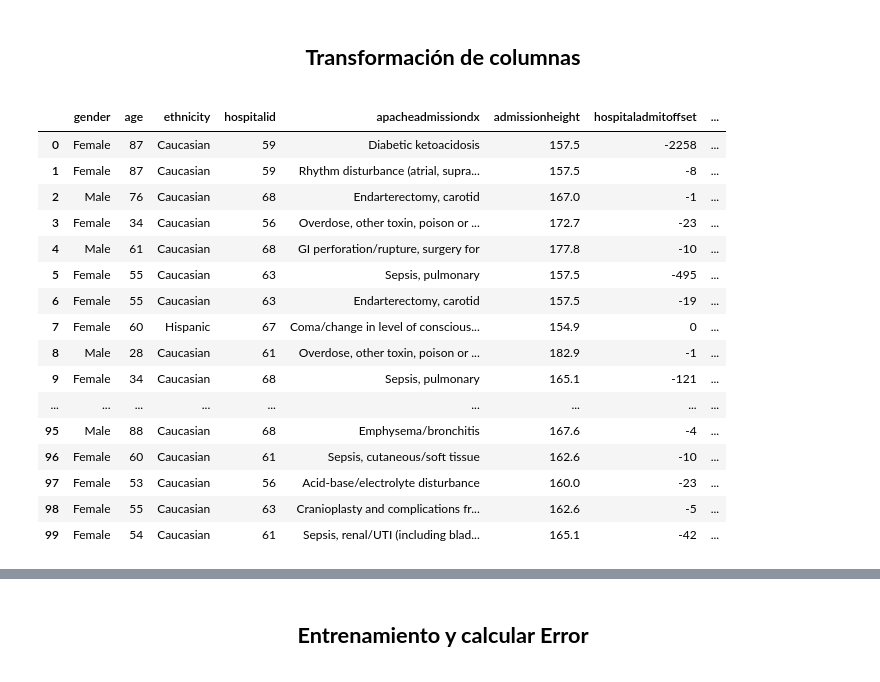
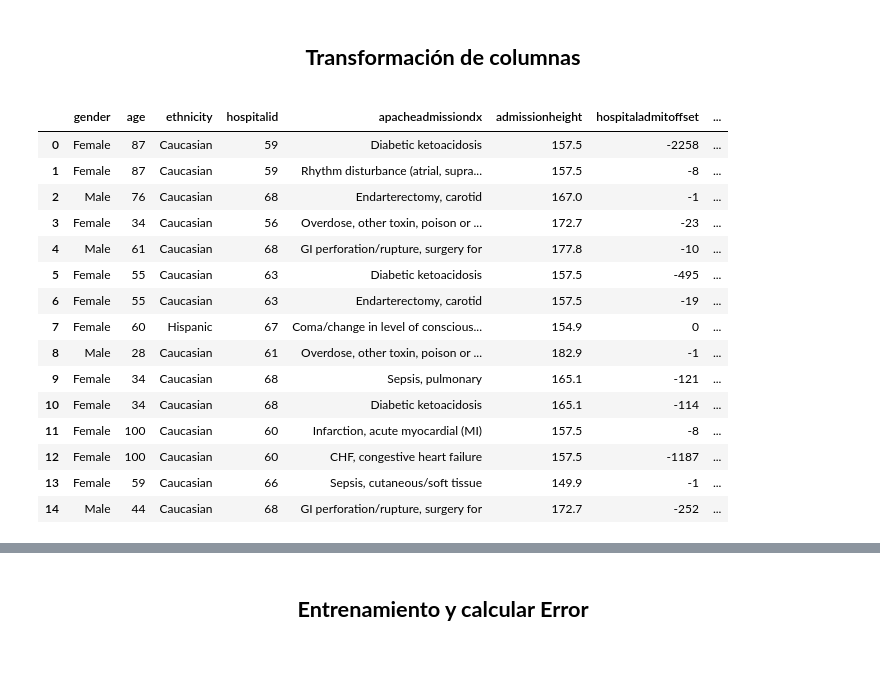
Before and after one commit to ThePylots/Reto1_Prediccion_Estancia_UCI, a Jupyter notebook: src/main.ipynb, the cells around one changed output, grey strips where cells are left out. Saved outputs shown, nothing was run; the diff lists cells and outputs as text; code cells hidden in the pictures.

```diff
--- a/src/main.ipynb
+++ b/src/main.ipynb
@@ -91,7 +91,8 @@ X_query = """
                    LEFT JOIN physicalExam    PE     ON P.patientunitstayid = PE.patientunitstayid
                    LEFT JOIN admissionDx     ADX    ON P.patientunitstayid = ADX.patientunitstayid
                    LEFT JOIN carePlanCareProvider C ON P.patientunitstayid = C.patientunitstayid
-                   LEFT JOIN infusiondrug ID ON P.patientunitstayid = ID.patientunitstayid
+                   LEFT JOIN infusiondrug ID        ON P.patientunitstayid = ID.patientunitstayid
+                   LEFT JOIN carePlanGeneral CG ON P.patientunitstayid = CG.patientunitstayid
 """
 
 X = sql_query(X_query).drop(columns=['patientunitstayid'])
@@ -101,7 +102,7 @@ y = X['unitdischargeoffset']
 X['ASPIRIN'] = X['ASPIRIN'].fillna(0.0)
 X['LISINOPRIL'] = X['LISINOPRIL'].fillna(0.0)
 X['LASIX'] = X['LASIX'].fillna(0.0)
-X['currenthistoryseqnum'] = X['currenthistoryseqnum'].fillna('None')
+X['currenthistoryseqnum'] = X['currenthistoryseqnum'].fillna('_Unknown')
 
 for col in 'BPD_Current BPD_Highest BPD_Lowest BPS_Current BPS_Highest BPS_Lowest Blood_Loss Dialysis_Net O2Sat_Current O2Sat_Highest O2Sat_Lowest Urine Intubated Comatose Ventilated Motor Verbal Eyes'.split():
     X[col] = X[col].fillna(-1)
@@ -121,26 +122,28 @@ for col in ['last_propofol', 'last_propofol_drugrate', 'last_propofol_infusionra
  'last_midazolam', 'last_midazolam_drugrate', 'last_midazolam_infusionrate', 'last_midazolam_drugamount', 'last_midazolam_volumeoffluid', 'last_midazolam_patientweight', 'last_heparin',
  'last_heparin_drugrate', 'last_heparin_infusionrate', 'last_heparin_drugamount', 'last_heparin_volumeoffluid', 'last_heparin_patientweight']:
         X[col] = X[col].fillna(-1)
+
+for col in ['Categoria_Ventilacion', 'Categoria_DVT_Prophylaxis', 'Categoria_Airway', 'Categoria_Care_Limitation', 'Categoria_Stress_Ulcer_Prophylaxis']:
+    X[col] = X[col].fillna(0)
 # %%
-X.head(100)
+X.head(15)
 # %% [output]
 |  | gender | age | ethnicity | hospitalid | apacheadmissiondx | admissionheight | hospitaladmitoffset | ... |
 | 0 | Female | 87 | Caucasian | 59 | Diabetic ketoacidosis | 157.5 | -2258 | ... |
 | 1 | Female | 87 | Caucasian | 59 | Rhythm disturbance (atrial, supra... | 157.5 | -8 | ... |
 | 2 | Male | 76 | Caucasian | 68 | Endarterectomy, carotid | 167.0 | -1 | ... |
 | 3 | Female | 34 | Caucasian | 56 | Overdose, other toxin, poison or ... | 172.7 | -23 | ... |
 | 4 | Male | 61 | Caucasian | 68 | GI perforation/rupture, surgery for | 177.8 | -10 | ... |
-| 5 | Female | 55 | Caucasian | 63 | Sepsis, pulmonary | 157.5 | -495 | ... |
+| 5 | Female | 55 | Caucasian | 63 | Diabetic ketoacidosis | 157.5 | -495 | ... |
 | 6 | Female | 55 | Caucasian | 63 | Endarterectomy, carotid | 157.5 | -19 | ... |
 | 7 | Female | 60 | Hispanic | 67 | Coma/change in level of conscious... | 154.9 | 0 | ... |
 | 8 | Male | 28 | Caucasian | 61 | Overdose, other toxin, poison or ... | 182.9 | -1 | ... |
 | 9 | Female | 34 | Caucasian | 68 | Sepsis, pulmonary | 165.1 | -121 | ... |
-| ... | ... | ... | ... | ... | ... | ... | ... | ... |
-| 95 | Male | 88 | Caucasian | 68 | Emphysema/bronchitis | 167.6 | -4 | ... |
-| 96 | Female | 60 | Caucasian | 61 | Sepsis, cutaneous/soft tissue | 162.6 | -10 | ... |
-| 97 | Female | 53 | Caucasian | 56 | Acid-base/electrolyte disturbance | 160.0 | -23 | ... |
-| 98 | Female | 55 | Caucasian | 63 | Cranioplasty and complications fr... | 162.6 | -5 | ... |
-| 99 | Female | 54 | Caucasian | 61 | Sepsis, renal/UTI (including blad... | 165.1 | -42 | ... |
+| 10 | Female | 34 | Caucasian | 68 | Diabetic ketoacidosis | 165.1 | -114 | ... |
+| 11 | Female | 100 | Caucasian | 60 | Infarction, acute myocardial (MI) | 157.5 | -8 | ... |
+| 12 | Female | 100 | Caucasian | 60 | CHF, congestive heart failure | 157.5 | -1187 | ... |
+| 13 | Female | 59 | Caucasian | 66 | Sepsis, cutaneous/soft tissue | 149.9 | -1 | ... |
+| 14 | Male | 44 | Caucasian | 68 | GI perforation/rupture, surgery for | 172.7 | -252 | ... |
 # %%
 X_T = ColumnTransformer(transformers=[
     ('gender',                  OneHotEncoder(),  [0]),
```
Also changed, not shown: parts of 2 cells of this notebook, 2 other files.
